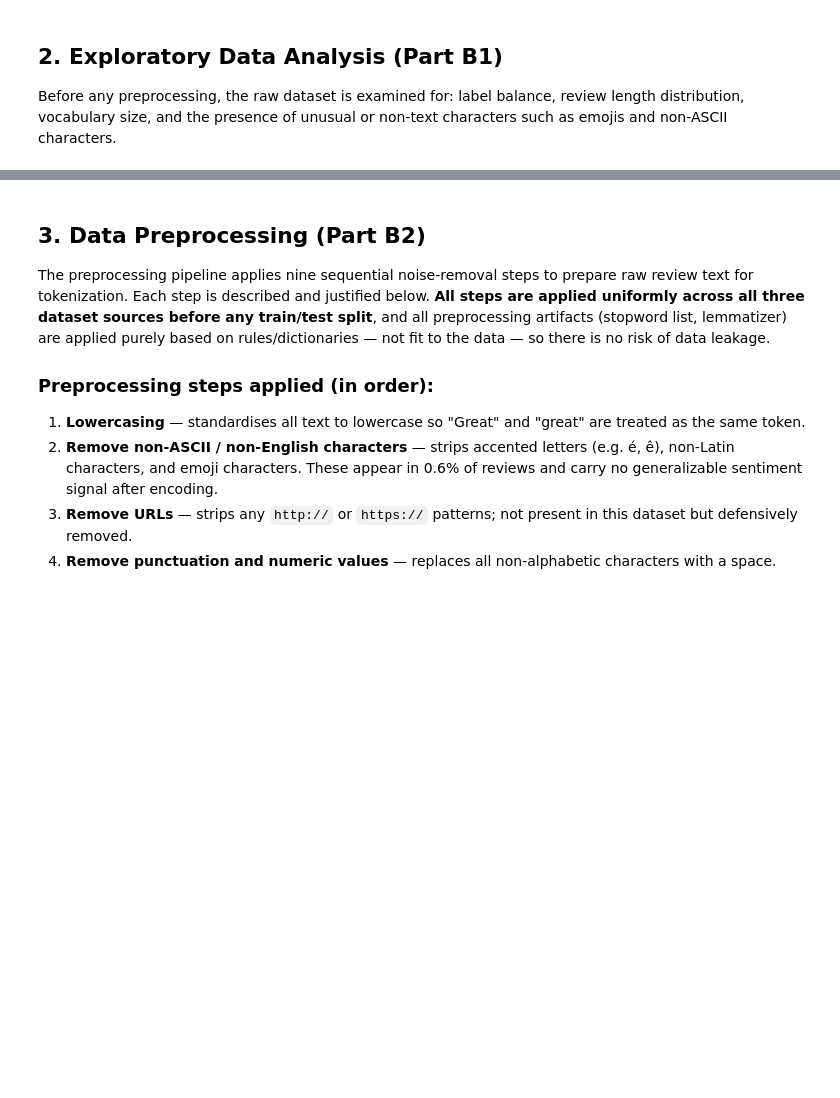
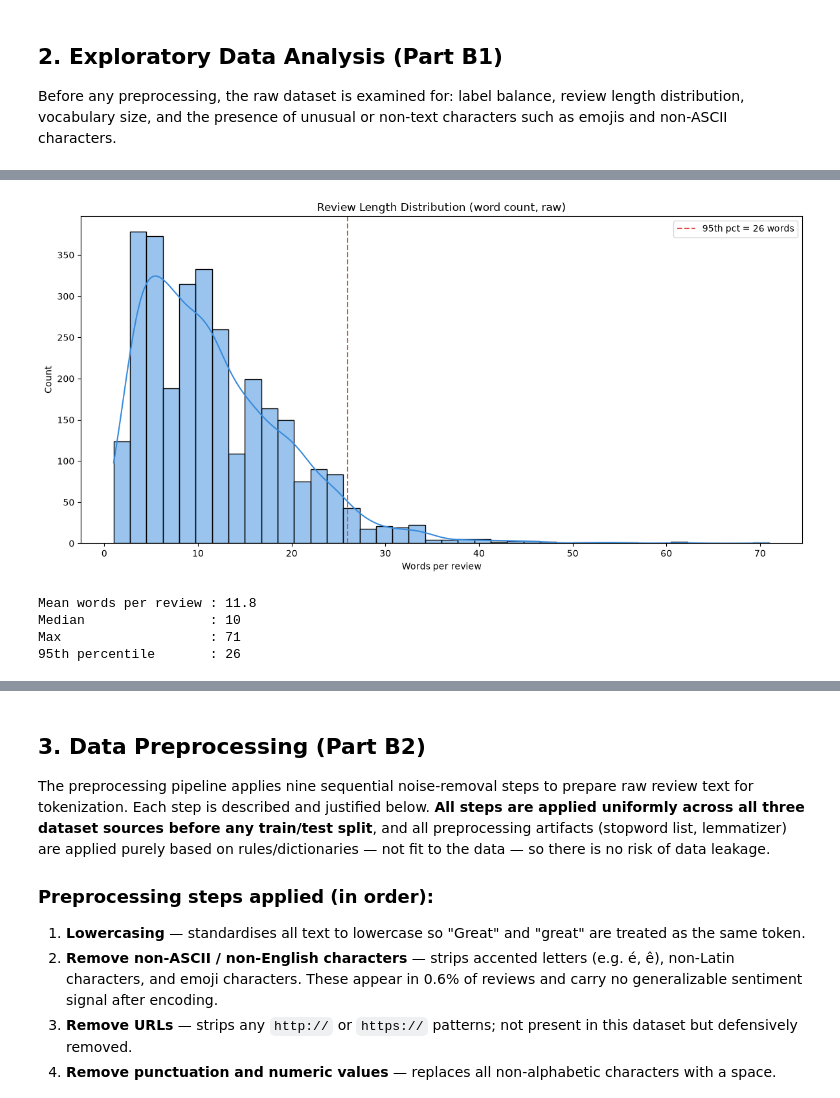
Before and after one commit to johndave74/D604-Task-2, a Jupyter notebook: D604_Task2_Sentiment_Analysis.ipynb, the cells around one changed output, grey strips where cells are left out. Drawn from its saved outputs; the diff is of its cells as text; code cells hidden in the pictures; blank space fills up the shorter version.

```diff
--- a/D604_Task2_Sentiment_Analysis.ipynb
+++ b/D604_Task2_Sentiment_Analysis.ipynb
@@ -63,9 +63,9 @@ for corpus in ["stopwords", "wordnet", "punkt", "punkt_tab", "omw-1.4"]:
     nltk.download(corpus, quiet=True)
 
 # ── Dataset paths ────────────────────────────────────────────────────────────
-AMAZON_PATH = "Amazon_Dataset.txt"
-YELP_PATH   = "Yelp_Dataset.txt"
-IMDB_PATH   = "IMDB_Dataset.txt"
+AMAZON_PATH = "Amazon Dataset.txt"
+YELP_PATH   = "Yelp Dataset.txt"
+IMDB_PATH   = "IMDB Dataset.txt"
 
 # ── Hyperparameters ──────────────────────────────────────────────────────────
 VOCAB_SIZE    = 5000
@@ -75,7 +75,7 @@ LSTM_UNITS    = 64
 DENSE_UNITS   = 32
 DROPOUT_RATE  = 0.4
 BATCH_SIZE    = 32
-EPOCHS        = 20
+EPOCHS        = 2
 SEED          = 42
 
 # ── Reproducibility ──────────────────────────────────────────────────────────
@@ -142,22 +169,28 @@ plt.show()
 # %%
 # ── Review length distribution ──────────────────────────────────────────────
 df["word_count"] = df["review"].astype(str).apply(lambda x: len(x.split()))
 
-fig, ax = plt.subplots(figsize=(10, 4))
+fig, ax = plt.subplots(figsize=(12, 6))
 sns.histplot(df["word_count"], bins=40, kde=True, ax=ax, color="#378ADD")
 ax.axvline(df["word_count"].quantile(0.95), color="#E24B4A",
            linestyle="--", label=f"95th pct = {df['word_count'].quantile(0.95):.0f} words")
 ax.set_title("Review Length Distribution (word count, raw)")
 ax.set_xlabel("Words per review"); ax.set_ylabel("Count")
 ax.legend()
 plt.tight_layout()
 plt.savefig("eda_length_distribution.png", dpi=150)
 plt.show()
 
 print(f"Mean words per review : {df['word_count'].mean():.1f}")
 print(f"Median                : {df['word_count'].median():.0f}")
 print(f"Max                   : {df['word_count'].max()}")
 print(f"95th percentile       : {df['word_count'].quantile(0.95):.0f}")
+# %% [output]
+[figure, added]
+Mean words per review : 11.8
+Median                : 10
+Max                   : 71
+95th percentile       : 26
 # %%
 # ── Unusual / non-text characters ───────────────────────────────────────────
 df["has_non_ascii"] = df["review"].astype(str).apply(
```
Also changed, not shown: parts of 21 cells of this notebook, 4 other files.
